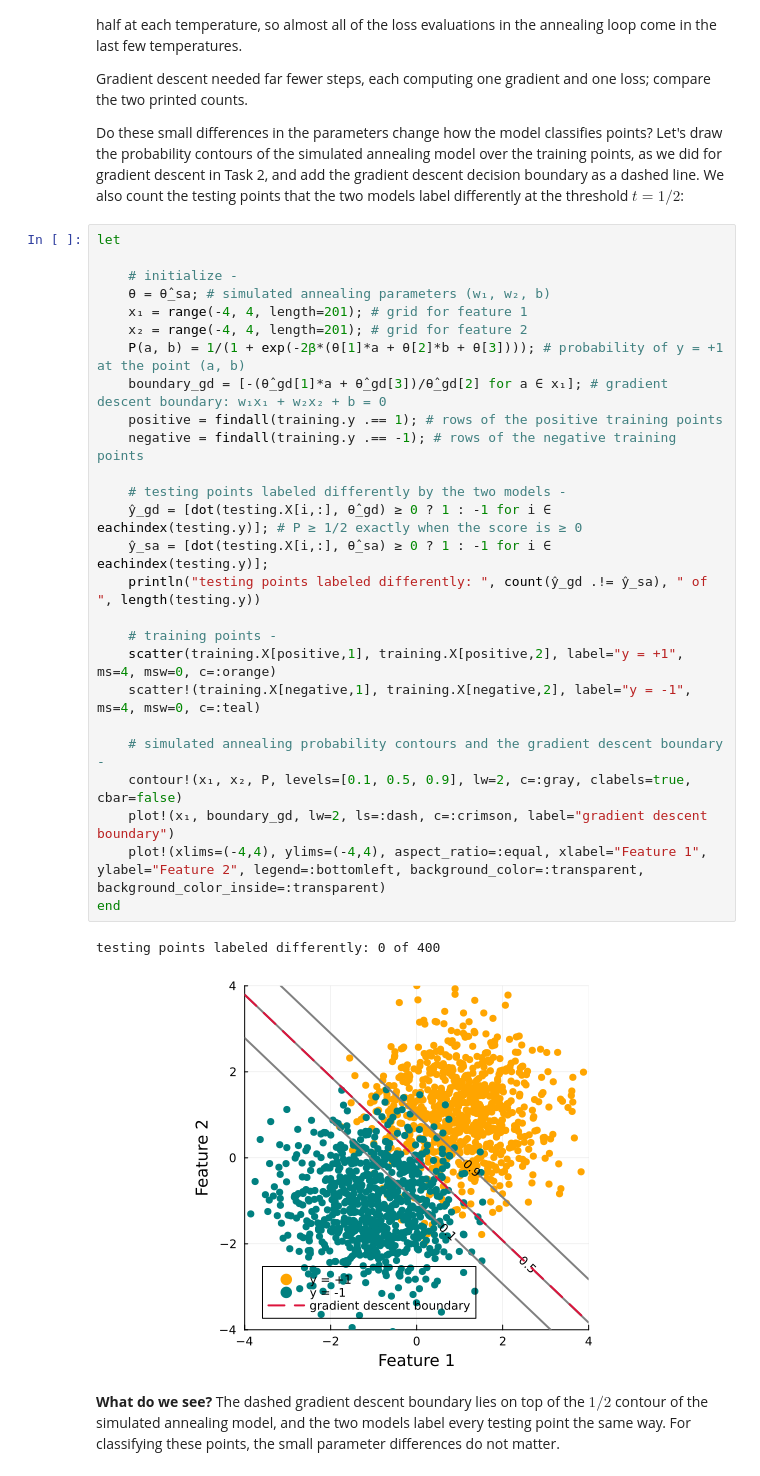
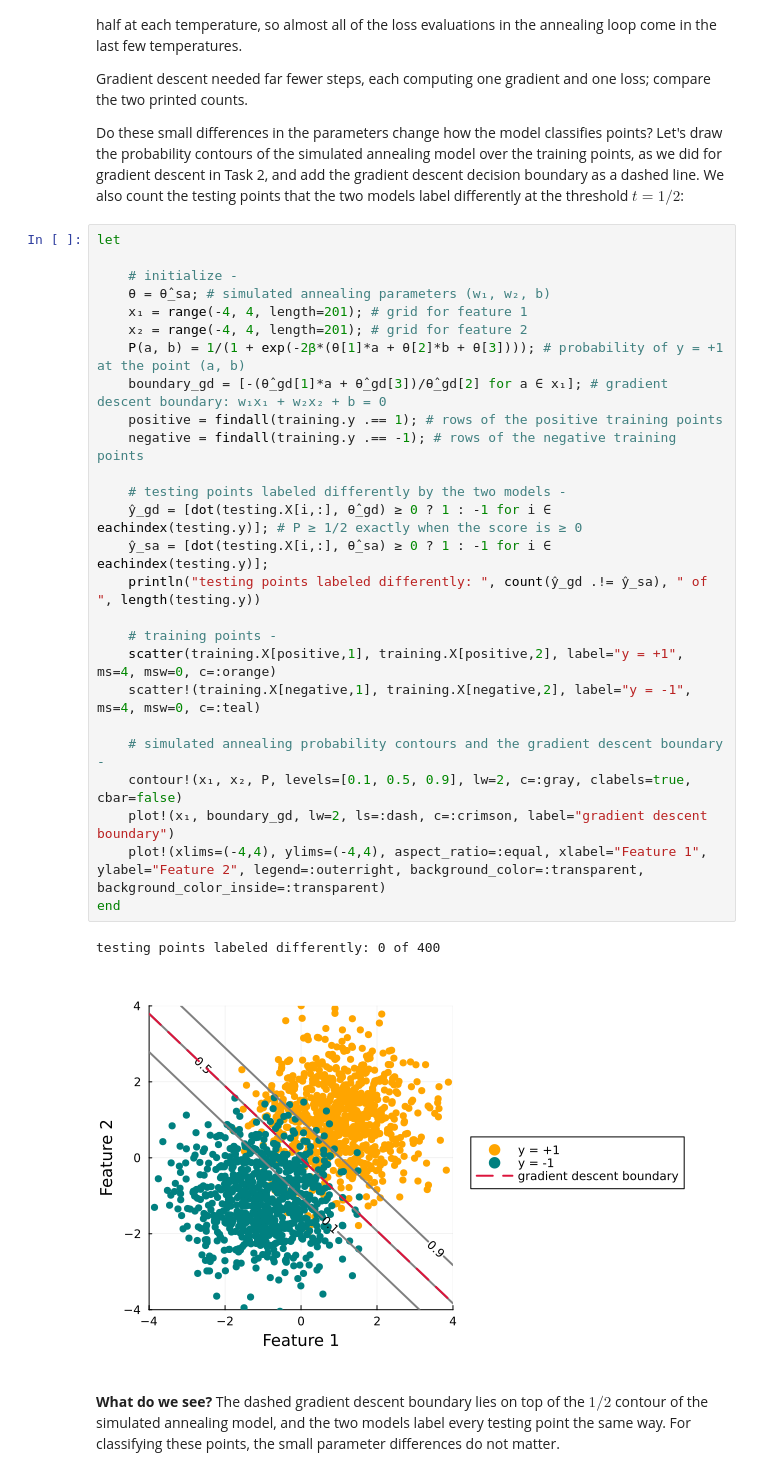
Before and after one commit to varnerlab/CHEME-5800-CourseRepository-Fall-2026, a Jupyter notebook: weeks/week-09/L9c/CHEME-5800-L9c-Example-LogisticRegression-GD-SA-Fall-2026.ipynb, the cells around one changed output. Drawn from its saved outputs; the diff is of its cells as text.

```diff
--- a/weeks/week-09/L9c/CHEME-5800-L9c-Example-LogisticRegression-GD-SA-Fall-2026.ipynb
+++ b/weeks/week-09/L9c/CHEME-5800-L9c-Example-LogisticRegression-GD-SA-Fall-2026.ipynb
@@ -465,32 +465,32 @@ Do these small differences in the parameters change how the model classifies poi
 # %%
 let
 
     # initialize -
     θ = θ̂_sa; # simulated annealing parameters (w₁, w₂, b)
     x₁ = range(-4, 4, length=201); # grid for feature 1
     x₂ = range(-4, 4, length=201); # grid for feature 2
     P(a, b) = 1/(1 + exp(-2β*(θ[1]*a + θ[2]*b + θ[3]))); # probability of y = +1 at the point (a, b)
     boundary_gd = [-(θ̂_gd[1]*a + θ̂_gd[3])/θ̂_gd[2] for a ∈ x₁]; # gradient descent boundary: w₁x₁ + w₂x₂ + b = 0
     positive = findall(training.y .== 1); # rows of the positive training points
     negative = findall(training.y .== -1); # rows of the negative training points
 
     # testing points labeled differently by the two models -
     ŷ_gd = [dot(testing.X[i,:], θ̂_gd) ≥ 0 ? 1 : -1 for i ∈ eachindex(testing.y)]; # P ≥ 1/2 exactly when the score is ≥ 0
     ŷ_sa = [dot(testing.X[i,:], θ̂_sa) ≥ 0 ? 1 : -1 for i ∈ eachindex(testing.y)];
     println("testing points labeled differently: ", count(ŷ_gd .!= ŷ_sa), " of ", length(testing.y))
 
     # training points -
     scatter(training.X[positive,1], training.X[positive,2], label="y = +1", ms=4, msw=0, c=:orange)
     scatter!(training.X[negative,1], training.X[negative,2], label="y = -1", ms=4, msw=0, c=:teal)
 
     # simulated annealing probability contours and the gradient descent boundary -
     contour!(x₁, x₂, P, levels=[0.1, 0.5, 0.9], lw=2, c=:gray, clabels=true, cbar=false)
     plot!(x₁, boundary_gd, lw=2, ls=:dash, c=:crimson, label="gradient descent boundary")
-    plot!(xlims=(-4,4), ylims=(-4,4), aspect_ratio=:equal, xlabel="Feature 1", ylabel="Feature 2", legend=:bottomleft, background_color=:transparent, background_color_inside=:transparent)
+    plot!(xlims=(-4,4), ylims=(-4,4), aspect_ratio=:equal, xlabel="Feature 1", ylabel="Feature 2", legend=:outerright, background_color=:transparent, background_color_inside=:transparent)
 end
 # %% [output]
 testing points labeled differently: 0 of 400
-[figure, old version]
+[figure, new version]
 # %% [markdown]
 __What do we see?__ The dashed gradient descent boundary lies on top of the $1/2$ contour of the simulated annealing model, and the two models label every testing point the same way. For classifying these points, the small parameter differences do not matter.
 # %% [markdown]
```
Also changed, not shown: parts of 1 cell of this notebook.
